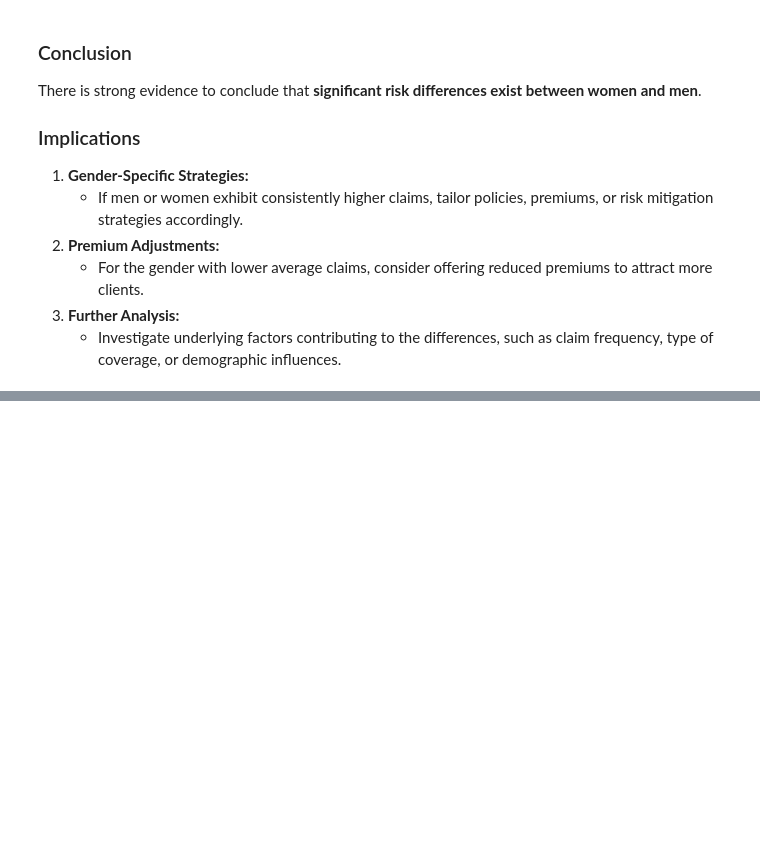
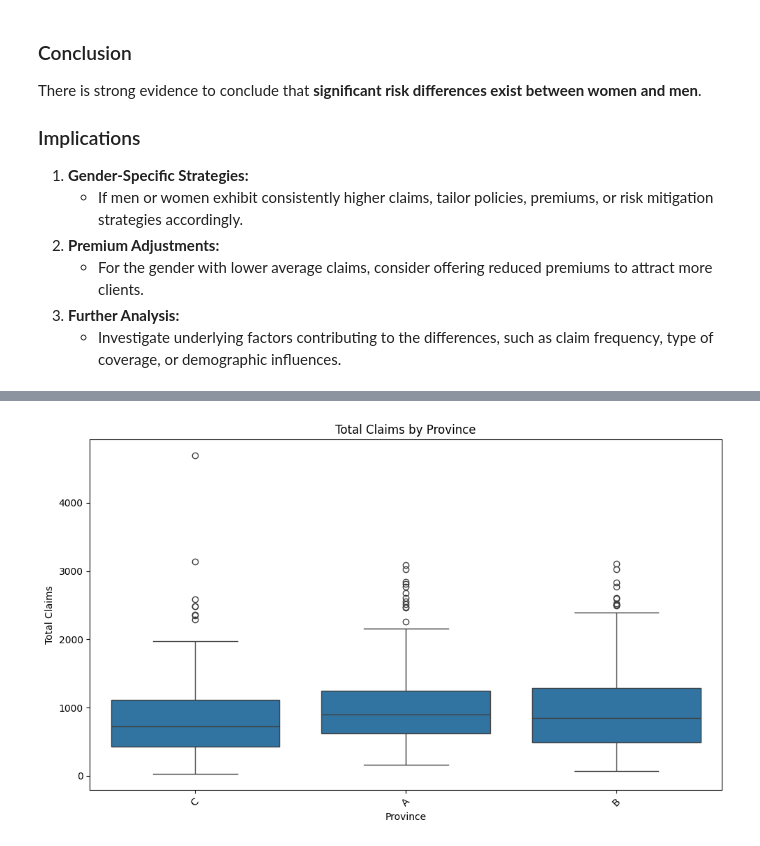
Before and after one commit to vlazacck/week3, a Jupyter notebook: notebooks/ab_hypothesis_testing.ipynb, the cells around one changed output, grey strips where cells are left out. Cells and saved outputs as stored; diff of their text form; code cells hidden in the pictures; blank space fills up the shorter version.

Commit message:
Added hypothesis test results for gender and provinces, visualized risk differences, and updated summary table.

```diff
--- a/notebooks/ab_hypothesis_testing.ipynb
+++ b/notebooks/ab_hypothesis_testing.ipynb
@@ -197,3 +237,6 @@ There is strong evidence to conclude that **significant risk differences exist b
    - For the gender with lower average claims, consider offering reduced premiums to attract more clients.
 3. **Further Analysis:**
    - Investigate underlying factors contributing to the differences, such as claim frequency, type of coverage, or demographic influences.
+# %%
+import pandas as pd
+data = pd.read_csv('../data/insurance_data.csv')
@@ -199,0 +288,15 @@ There is strong evidence to conclude that **significant risk differences exist b
+# %%
+import matplotlib.pyplot as plt
+import seaborn as sns
+
+# Boxplot for Total Claims by Province
+plt.figure(figsize=(10, 6))
+sns.boxplot(x='Province', y='Total_Claim', data=data)
+plt.title('Total Claims by Province')
+plt.xlabel('Province')
+plt.ylabel('Total Claims')
+plt.xticks(rotation=45)
+plt.tight_layout()
+plt.show()
+# %% [output]
+[figure, added]
```
Also changed, not shown: parts of 11 cells of this notebook, 1 other file.
